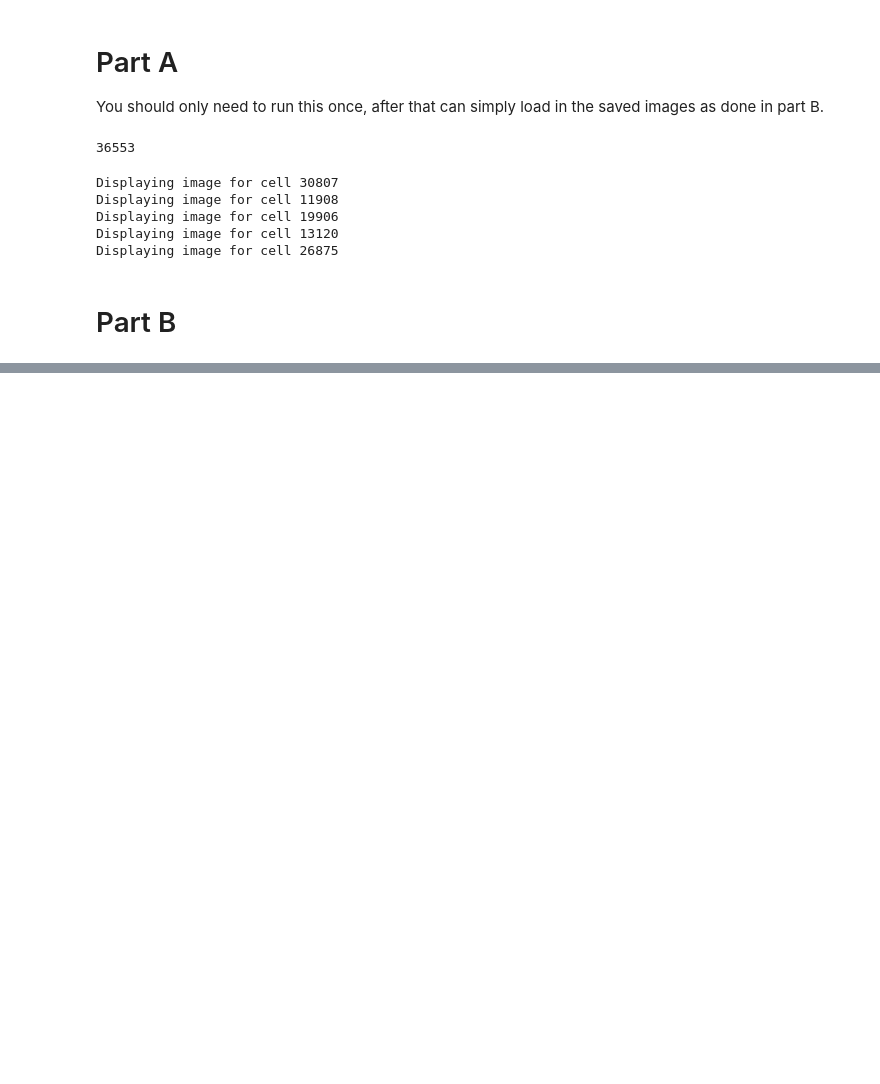
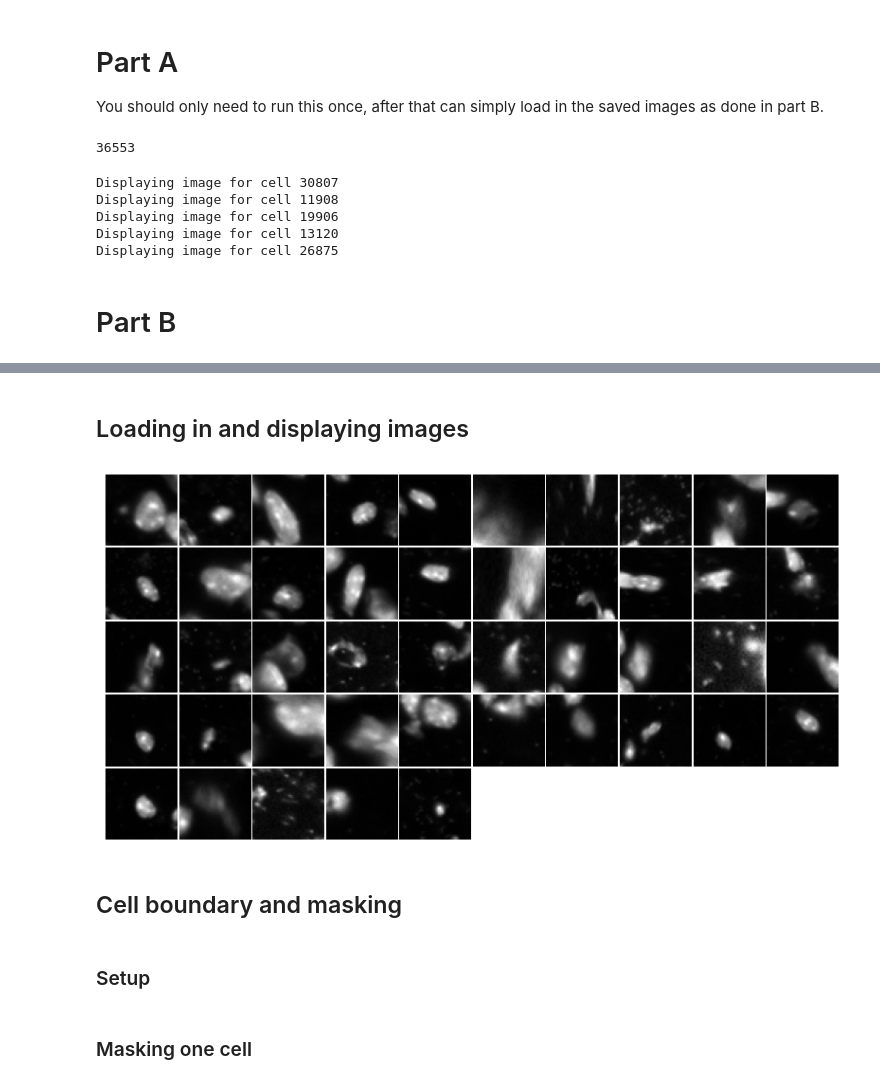
Before and after one commit to jiyu4399/DATA3888_Image_Group_2, a Jupyter notebook: processing.ipynb, the cells around one changed output, grey strips where cells are left out. Cells and saved outputs as stored; diff of their text form; code cells hidden in the pictures; blank space fills up the shorter version.

```diff
--- a/processing.ipynb
+++ b/processing.ipynb
@@ -105,3 +108,12 @@ import os
 # %%
-CELL_IMAGES = os.path.abspath('../../data_processed/cell_images_py')
+DATA_DIRECTORY = os.path.abspath('../../data_processed')
+CELL_IMAGES = os.path.join(DATA_DIRECTORY, 'cell_images_py')
+SIZE=(50, 50)
+# %% [markdown]
+## Loading in and displaying images
+# %%
+def get_cluster_images(cluster: int, size=(None, None)):
+    DIR = os.path.join(CELL_IMAGES, f'cluster_{cluster}')
+    files = [os.path.join(DIR, file) for file in os.listdir(DIR)]
+    return [Image.open(file).convert("L") if None in size else Image.open(file).convert("L").resize(size) for file in files]
 # %%
@@ -109,0 +123,31 @@ cluster_B_files = list(map(os.path.abspath, os.listdir(os.path.join(CELL_IMAGES,
+# %%
+cluster_A_images = get_cluster_images(8)
+cluster_B_images = get_cluster_images(13)
+cluster_A_images_resized = get_cluster_images(8, size=SIZE)
+cluster_B_images_resized = get_cluster_images(13, size=SIZE)
+# %%
+def display_images_in_grid(images, ncols=3, cmap=None):
+    nrows = (len(images) + ncols - 1) // ncols
+    fig_height = nrows * 1  # Adjust the multiplier as needed to control spacing between rows
+    fig, axes = plt.subplots(nrows=nrows, ncols=ncols, figsize=(10, fig_height))
+
+    for ax in axes.flat:
+        ax.axis('off')
+
+    for i, image in enumerate(images):
+        ax = axes[i // ncols, i % ncols]
+        if not cmap:
+            ax.imshow(image)
+        else:
+            ax.imshow(image, cmap=cmap)
+
+    plt.subplots_adjust(wspace=0.01, hspace=0.03)  # Adjust spacing between subplots
+    plt.show()
+
+display_images_in_grid(cluster_A_images_resized, ncols=10, cmap='gray')
+# %% [output]
+[figure, added]
+# %% [markdown]
+## Cell boundary and masking
+# %% [markdown]
+### Setup
@@ -109,0 +171,2 @@ cluster_B_files = list(map(os.path.abspath, os.listdir(os.path.join(CELL_IMAGES,
+# %% [markdown]
+### Masking one cell
```
Also changed, not shown: parts of 32 cells of this notebook, 2 other files.
